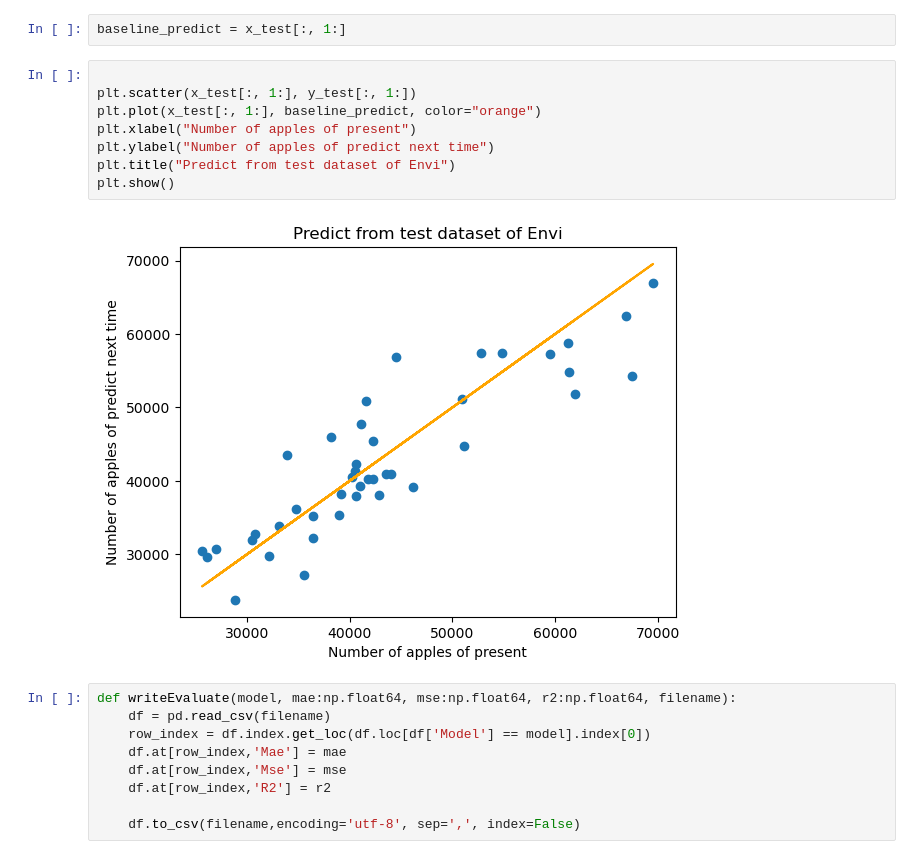
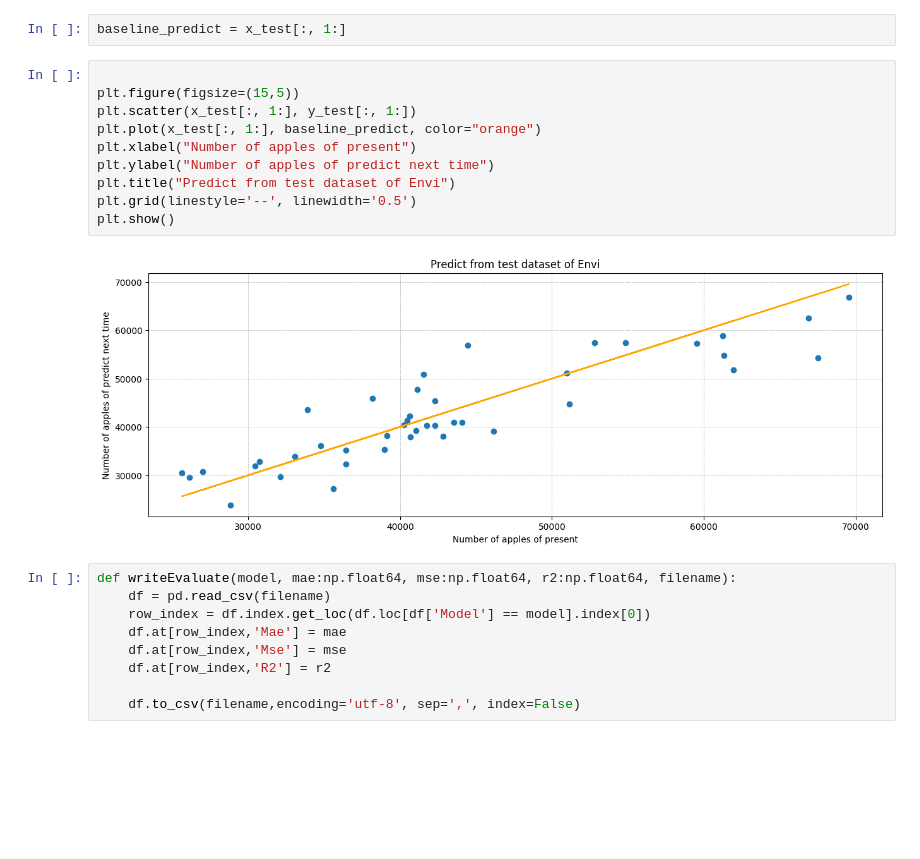
Before and after one commit to OatKID/RegressionMiniProject, a Jupyter notebook: algorithm/Envi/1_predict_1/baseline.ipynb, the cells around one changed output. Drawn from its saved outputs; the diff is of its cells as text; blank space fills up the shorter version.

Commit message:
Update Graph

```diff
--- a/algorithm/Envi/1_predict_1/baseline.ipynb
+++ b/algorithm/Envi/1_predict_1/baseline.ipynb
@@ -76,14 +76,16 @@ Baseline Predict
 baseline_predict = x_test[:, 1:]
 # %%
 
+plt.figure(figsize=(15,5))
 plt.scatter(x_test[:, 1:], y_test[:, 1:])
 plt.plot(x_test[:, 1:], baseline_predict, color="orange")
 plt.xlabel("Number of apples of present")
 plt.ylabel("Number of apples of predict next time")
 plt.title("Predict from test dataset of Envi")
+plt.grid(linestyle='--', linewidth='0.5')
 plt.show()
 # %% [output]
-[figure, old version]
+[figure, new version]
 # %%
 def writeEvaluate(model, mae:np.float64, mse:np.float64, r2:np.float64, filename):
     df = pd.read_csv(filename)
```
Also changed, not shown: parts of 1 cell of this notebook, 2 other files.
